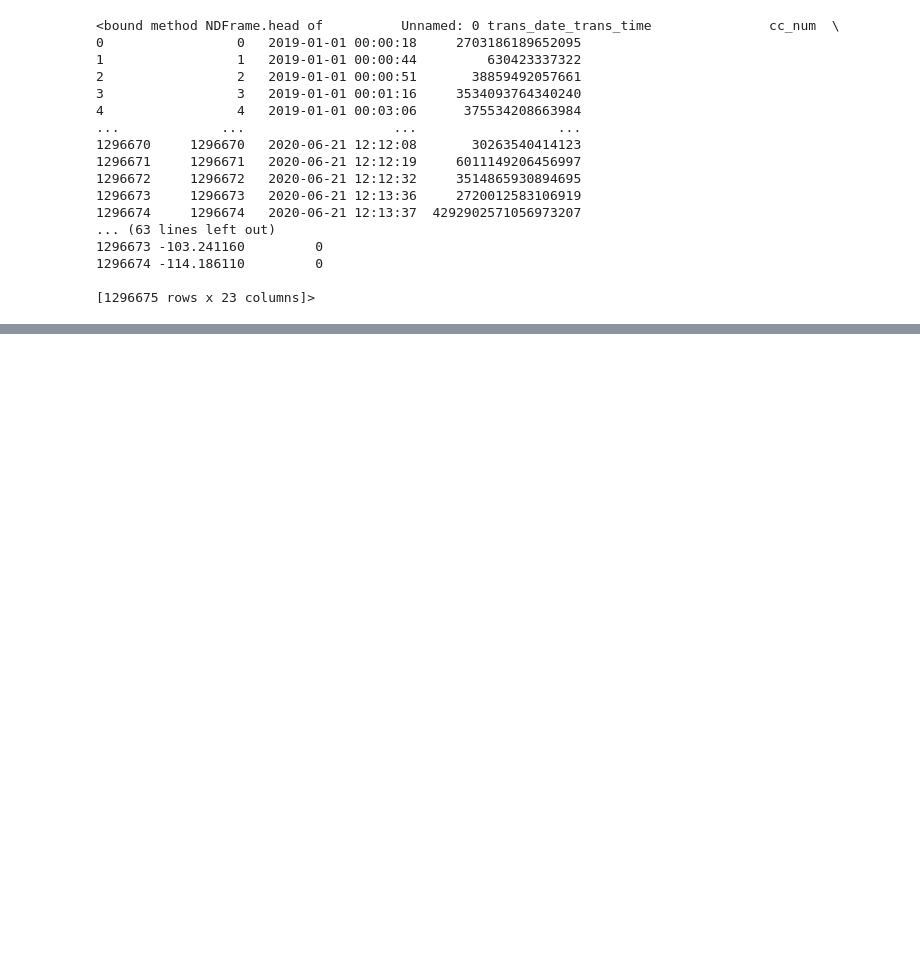
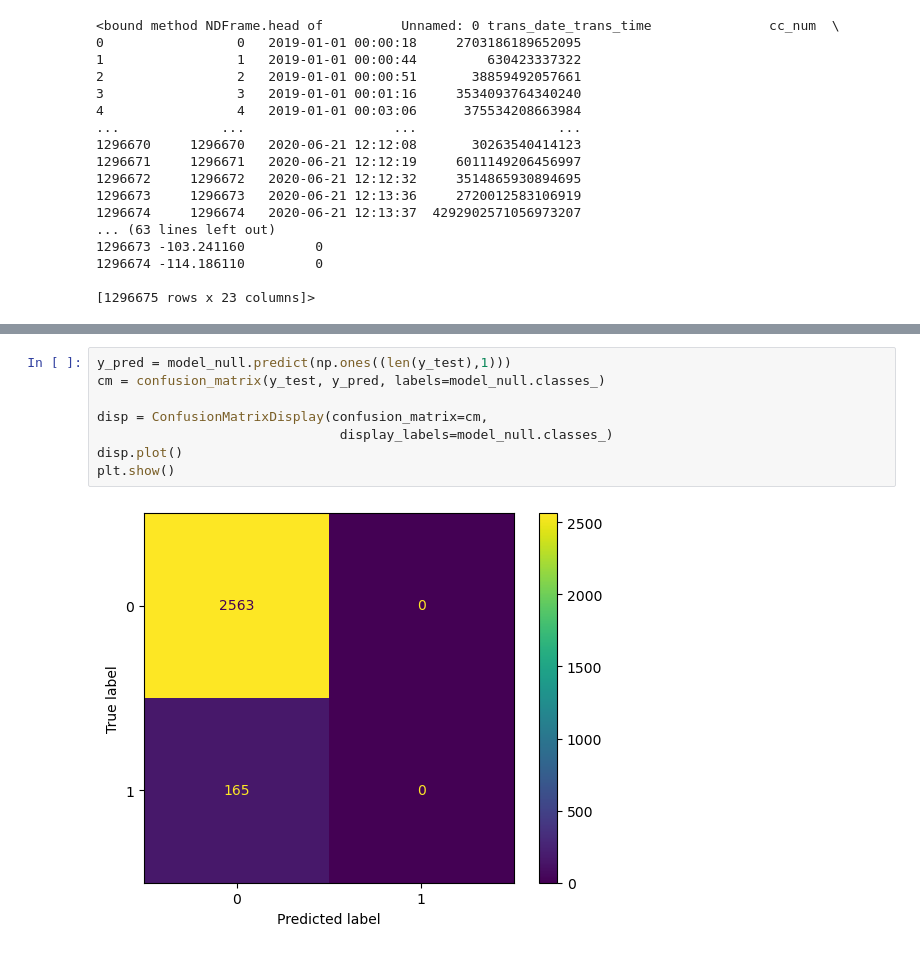
Before and after one commit to Mohansingh12/codsoft, a Jupyter notebook: creditcardfraud/Untitled.ipynb, the cells around one changed output, grey strips where cells are left out. Drawn from its saved outputs; the diff is of its cells as text; blank space fills up the shorter version.

```diff
--- a/creditcardfraud/Untitled.ipynb
+++ b/creditcardfraud/Untitled.ipynb
@@ -25,0 +153,10 @@ df.head
+# %%
+y_pred = model_null.predict(np.ones((len(y_test),1)))
+cm = confusion_matrix(y_test, y_pred, labels=model_null.classes_)
+
+disp = ConfusionMatrixDisplay(confusion_matrix=cm,
+                               display_labels=model_null.classes_)
+disp.plot()
+plt.show()
+# %% [output]
+[figure, added]
```
Also changed, not shown: parts of 11 cells of this notebook.
